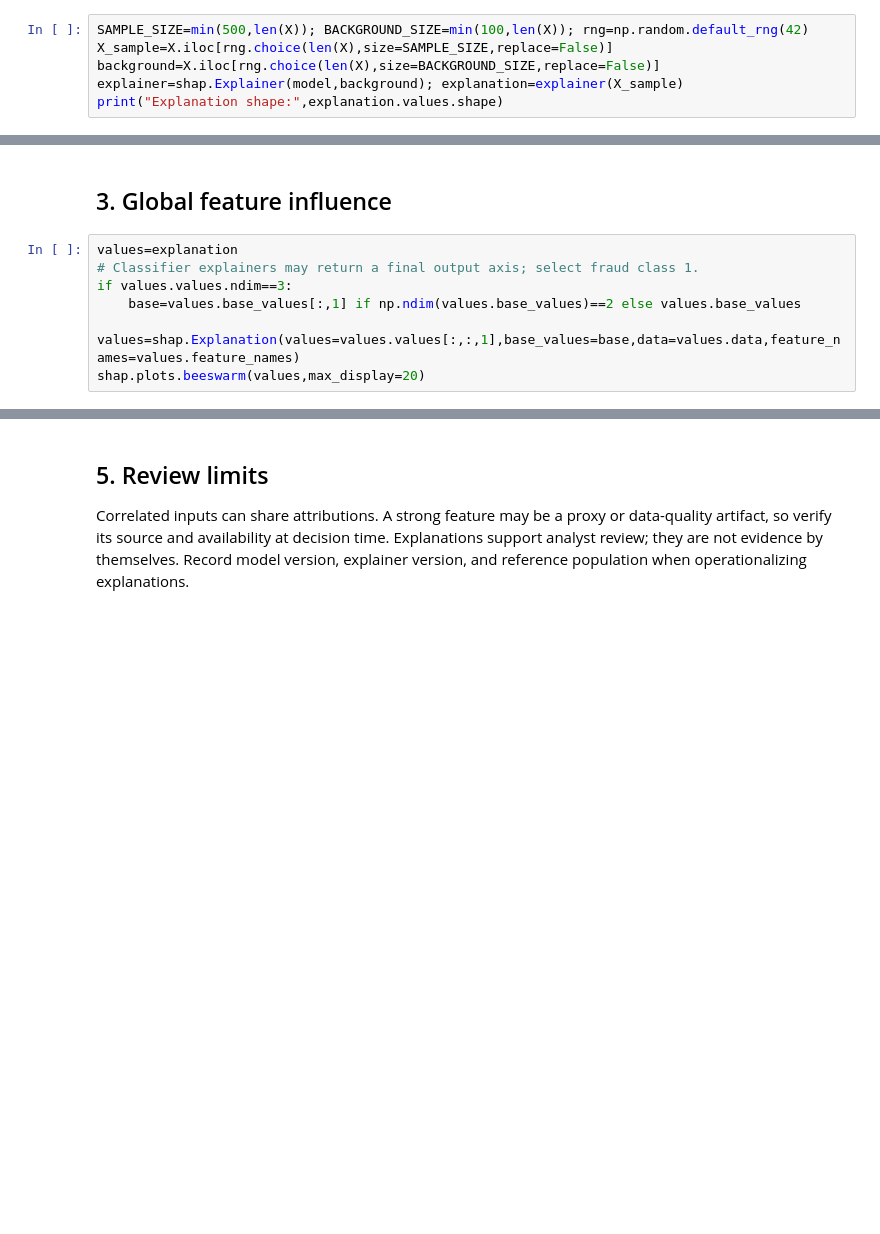
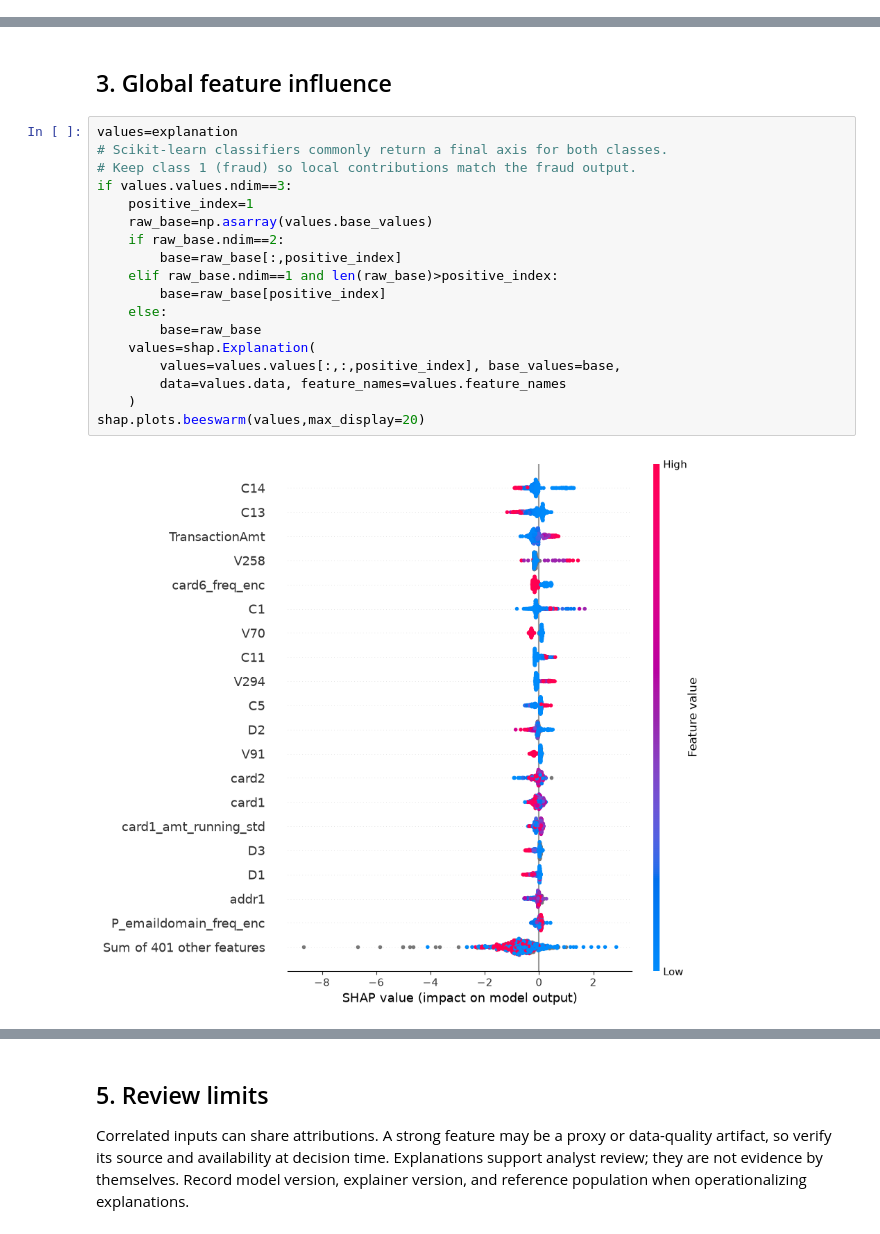
Before and after one commit to Nikhil09052007/Fraud_Detection_Model, a Jupyter notebook: notebooks/09_explainability.ipynb, the cells around one changed output, grey strips where cells are left out. Drawn from its saved outputs; the diff is of its cells as text; blank space fills up the shorter version.

```diff
--- a/notebooks/09_explainability.ipynb
+++ b/notebooks/09_explainability.ipynb
@@ -54,9 +43,3 @@ ModuleNotFoundError: No module named 'shap'
 ## 2. Build explanations on a fixed, bounded sample
 
 The fixed seed makes the sample repeatable. A modest background and sample keep runtime manageable. The background population defines what “relative to typical” means in these plots.
-# %%
-SAMPLE_SIZE=min(500,len(X)); BACKGROUND_SIZE=min(100,len(X)); rng=np.random.default_rng(42)
-X_sample=X.iloc[rng.choice(len(X),size=SAMPLE_SIZE,replace=False)]
-background=X.iloc[rng.choice(len(X),size=BACKGROUND_SIZE,replace=False)]
-explainer=shap.Explainer(model,background); explanation=explainer(X_sample)
-print("Explanation shape:",explanation.values.shape)
@@ -64,10 +81,23 @@ print("Explanation shape:",explanation.values.shape)
 ## 3. Global feature influence
 # %%
 values=explanation
-# Classifier explainers may return a final output axis; select fraud class 1.
+# Scikit-learn classifiers commonly return a final axis for both classes.
+# Keep class 1 (fraud) so local contributions match the fraud output.
 if values.values.ndim==3:
-    base=values.base_values[:,1] if np.ndim(values.base_values)==2 else values.base_values
-    values=shap.Explanation(values=values.values[:,:,1],base_values=base,data=values.data,feature_names=values.feature_names)
+    positive_index=1
+    raw_base=np.asarray(values.base_values)
+    if raw_base.ndim==2:
+        base=raw_base[:,positive_index]
+    elif raw_base.ndim==1 and len(raw_base)>positive_index:
+        base=raw_base[positive_index]
+    else:
+        base=raw_base
+    values=shap.Explanation(
+        values=values.values[:,:,positive_index], base_values=base,
+        data=values.data, feature_names=values.feature_names
+    )
 shap.plots.beeswarm(values,max_display=20)
+# %% [output]
+[figure, added]
 # %%
 shap.plots.bar(values,max_display=20)
```
Also changed, not shown: parts of 8 cells of this notebook, 5 other files.
